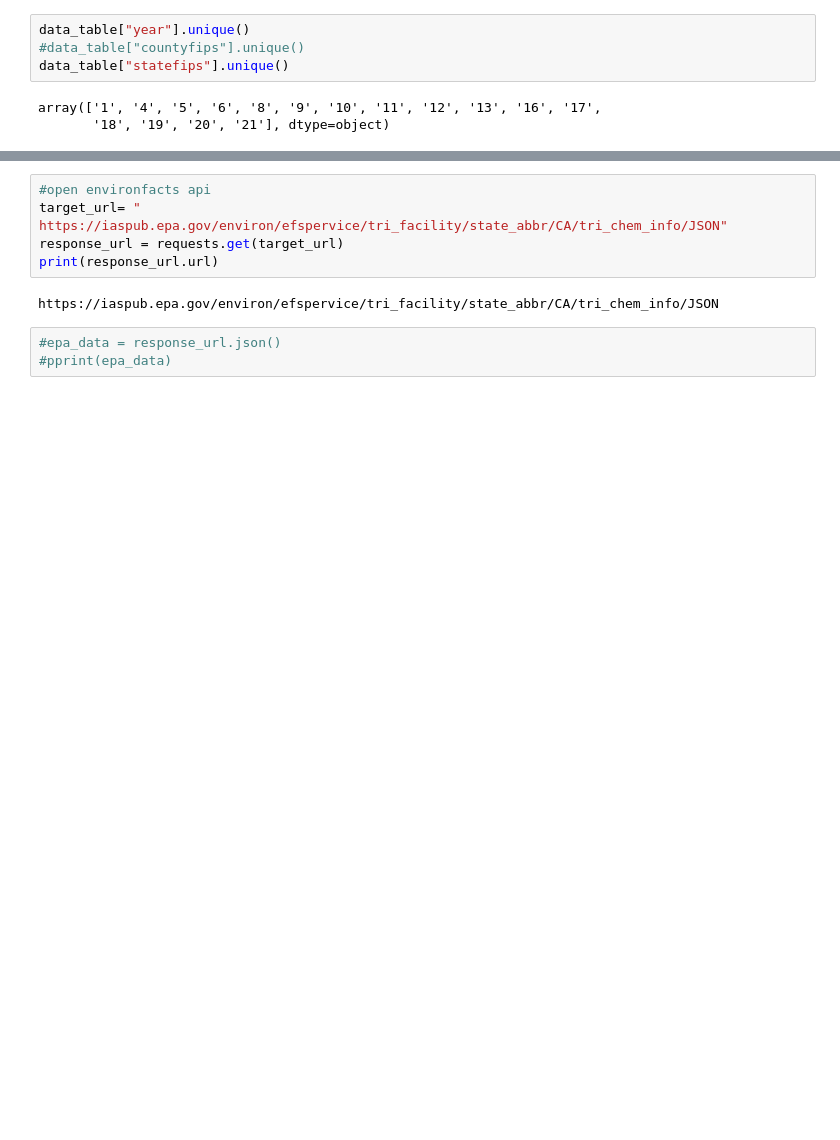
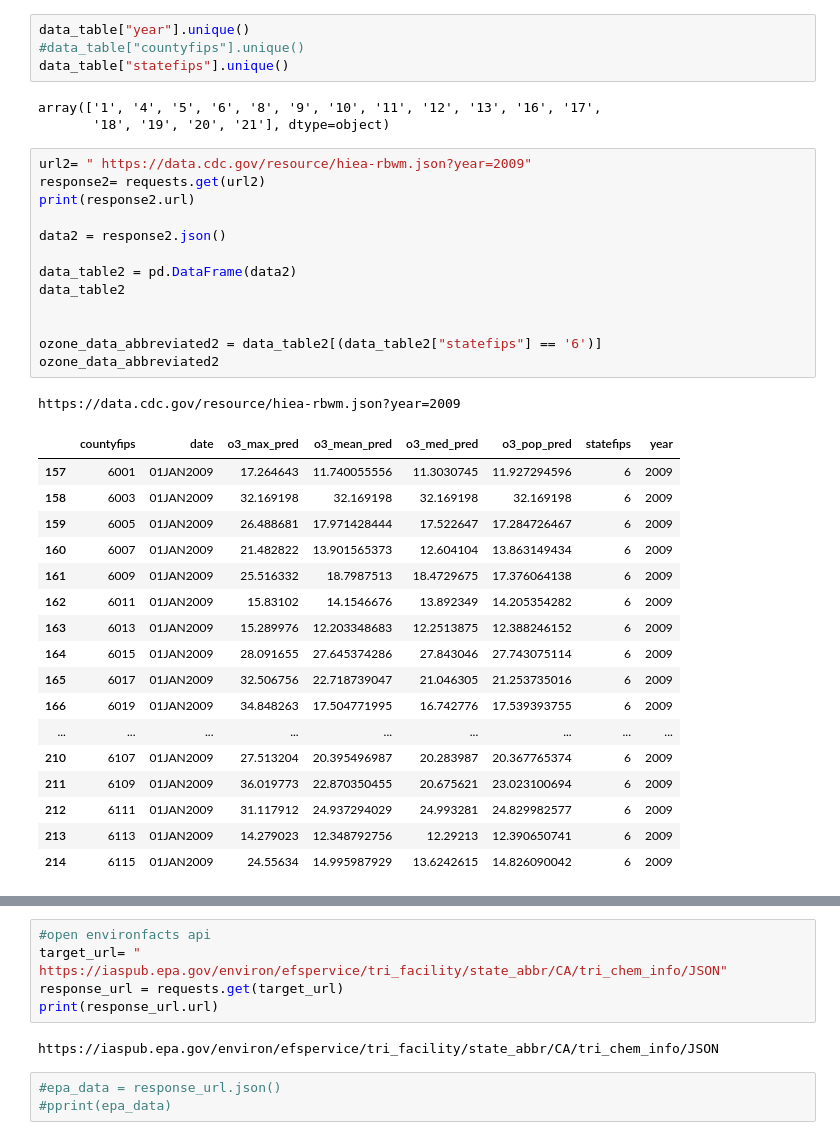
Before and after one commit to VanessaKnox/MVP-Solutions, a Jupyter notebook: masterprojectwork.ipynb, the cells around one changed output, grey strips where cells are left out. Cells and saved outputs as stored; diff of their text form; blank space fills up the shorter version.

```diff
--- a/masterprojectwork.ipynb
+++ b/masterprojectwork.ipynb
@@ -74,3 +71,35 @@ data_table["statefips"].unique()
 # %% [output]
 array(['1', '4', '5', '6', '8', '9', '10', '11', '12', '13', '16', '17',
        '18', '19', '20', '21'], dtype=object)
+# %%
+url2= " https://data.cdc.gov/resource/hiea-rbwm.json?year=2009"
+response2= requests.get(url2)
+print(response2.url)
+
+data2 = response2.json()
+
+data_table2 = pd.DataFrame(data2)
+data_table2
+
+
+ozone_data_abbreviated2 = data_table2[(data_table2["statefips"] == '6')]
+ozone_data_abbreviated2
+# %% [output]
+https://data.cdc.gov/resource/hiea-rbwm.json?year=2009
+|  | countyfips | date | o3_max_pred | o3_mean_pred | o3_med_pred | o3_pop_pred | statefips | year |
+| 157 | 6001 | 01JAN2009 | 17.264643 | 11.740055556 | 11.3030745 | 11.927294596 | 6 | 2009 |
+| 158 | 6003 | 01JAN2009 | 32.169198 | 32.169198 | 32.169198 | 32.169198 | 6 | 2009 |
+| 159 | 6005 | 01JAN2009 | 26.488681 | 17.971428444 | 17.522647 | 17.284726467 | 6 | 2009 |
+| 160 | 6007 | 01JAN2009 | 21.482822 | 13.901565373 | 12.604104 | 13.863149434 | 6 | 2009 |
+| 161 | 6009 | 01JAN2009 | 25.516332 | 18.7987513 | 18.4729675 | 17.376064138 | 6 | 2009 |
+| 162 | 6011 | 01JAN2009 | 15.83102 | 14.1546676 | 13.892349 | 14.205354282 | 6 | 2009 |
+| 163 | 6013 | 01JAN2009 | 15.289976 | 12.203348683 | 12.2513875 | 12.388246152 | 6 | 2009 |
+| 164 | 6015 | 01JAN2009 | 28.091655 | 27.645374286 | 27.843046 | 27.743075114 | 6 | 2009 |
+| 165 | 6017 | 01JAN2009 | 32.506756 | 22.718739047 | 21.046305 | 21.253735016 | 6 | 2009 |
+| 166 | 6019 | 01JAN2009 | 34.848263 | 17.504771995 | 16.742776 | 17.539393755 | 6 | 2009 |
+| ... | ... | ... | ... | ... | ... | ... | ... | ... |
+| 210 | 6107 | 01JAN2009 | 27.513204 | 20.395496987 | 20.283987 | 20.367765374 | 6 | 2009 |
+| 211 | 6109 | 01JAN2009 | 36.019773 | 22.870350455 | 20.675621 | 23.023100694 | 6 | 2009 |
+| 212 | 6111 | 01JAN2009 | 31.117912 | 24.937294029 | 24.993281 | 24.829982577 | 6 | 2009 |
+| 213 | 6113 | 01JAN2009 | 14.279023 | 12.348792756 | 12.29213 | 12.390650741 | 6 | 2009 |
+| 214 | 6115 | 01JAN2009 | 24.55634 | 14.995987929 | 13.6242615 | 14.826090042 | 6 | 2009 |
```
Also changed, not shown: parts of 13 cells of this notebook.
